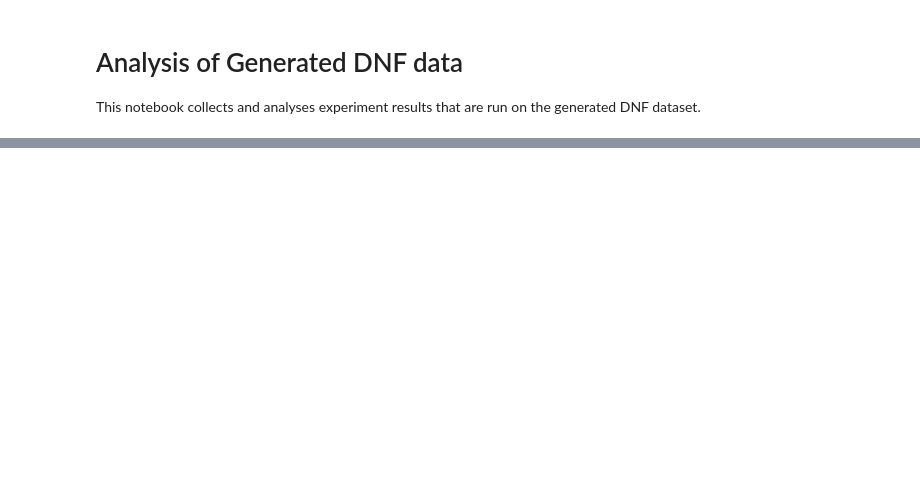
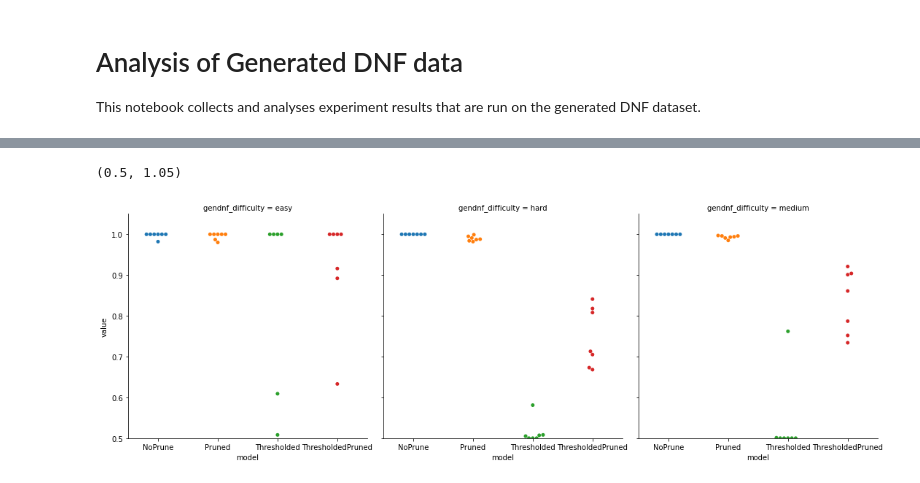
Before and after one commit to nuric/pix2rule, a Jupyter notebook: analyse_gendnf.ipynb, the cells around one changed output, grey strips where cells are left out. Saved outputs shown, nothing was run; the diff lists cells and outputs as text; code cells hidden in the pictures; blank space fills up the shorter version.

Commit message:
Complete gendnf analysis of dnf rule learner

```diff
--- a/analyse_gendnf.ipynb
+++ b/analyse_gendnf.ipynb
@@ -28,6 +36,6 @@ We will look at aggregate metric performances of runs in a given experiment.
 # %%
 # Explore experiment and run data
-experiment_name = "20200806-104823"
+experiment_name = "gendnf-full-20210411-174308"
 experiment_name = exp_list[-1]
 mlexp = mlclient.get_experiment_by_name(experiment_name)
 print(mlexp)
@@ -36,0 +66,25 @@ exp_data.columns
+# %%
+# For our differentiable rule learning, we have X runs per rule
+# and there are R many rules (one for each seed) for each difficulty giving X*R*D many runs
+df = exp_data[exp_data['train_type'] == 'deep'][['run_id', 'gendnf_difficulty', 'gendnf_rng_seed', 'run_count']]
+df.drop_duplicates(inplace=True)
+df.set_index('run_id', inplace=True)
+# We will collect the pruning information which contains the final results for each run
+run_ids = df.index.values
+def load_run_json(run_id: str, fname: str,):
+    """Load a run artifact json with specified file name."""
+    fpath = mlclient.download_artifacts(run_id, fname)
+    with open(fpath) as jsonfile:
+        run_json = json.load(jsonfile)
+    run_json['run_id'] = run_id
+    return run_json
+run_jsons = [load_run_json(ridx, "pruning_info.json") for ridx in run_ids]
+assert len(run_jsons) == df.index.size, "Not all runs have a output json."
+run_df = pd.DataFrame(run_jsons)
+run_df.set_index('run_id', inplace=True)
+# Filter only needed columns
+acc_or_loss_cols = [c for c in run_df.columns.values if not 'kernel' in c]
+run_df = run_df[acc_or_loss_cols]
+# Join parameters and output dataframes
+df = df.join(run_df)
+df
@@ -37,2 +130,23 @@ exp_data.columns
+# %%
+# Take the best run out of 5 based on validation loss
+best_run_ids = df.groupby(['gendnf_difficulty', 'gendnf_rng_seed'])['validation_preprune_loss'].idxmin()
+best_runs = df.loc[best_run_ids]
+melted_runs = best_runs.melt(id_vars=['gendnf_difficulty', 'gendnf_rng_seed'], value_vars=best_runs.columns[(best_runs.columns.str.contains('acc') & best_runs.columns.str.contains('test'))])
+def get_model_name(acc_string: str):
+    """Name models for clearer plots."""
+    if 'preprune' in acc_string:
+        return 'NoPrune'
+    if 'pruned' in acc_string and 'thresh' not in acc_string:
+        return 'Pruned'
+    if 'threshold_' in acc_string:
+        return 'Thresholded'
+    if 'thresholded_pruned' in acc_string:
+        return 'ThresholdedPruned'
+melted_runs = melted_runs.assign(model=melted_runs['variable'].apply(get_model_name))
+sns.catplot(x='model', y='value', col='gendnf_difficulty', kind='swarm', data=melted_runs)
+plt.ylim(0.5, 1.05)
+# %% [output]
+(0.5, 1.05)
+[figure, added]
 # %%
 # Plot trainint and test results
```
Also changed, not shown: parts of 22 cells of this notebook.
